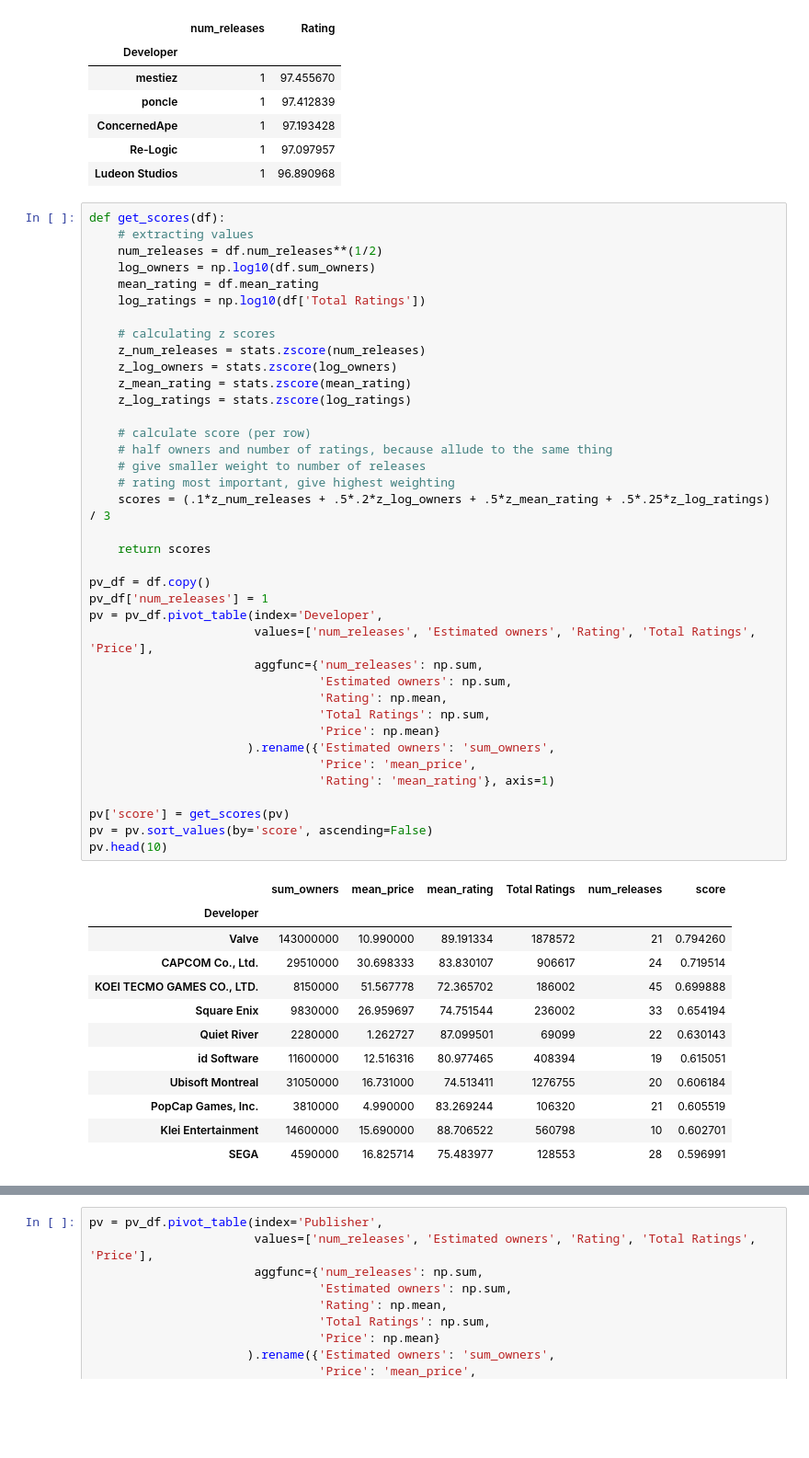
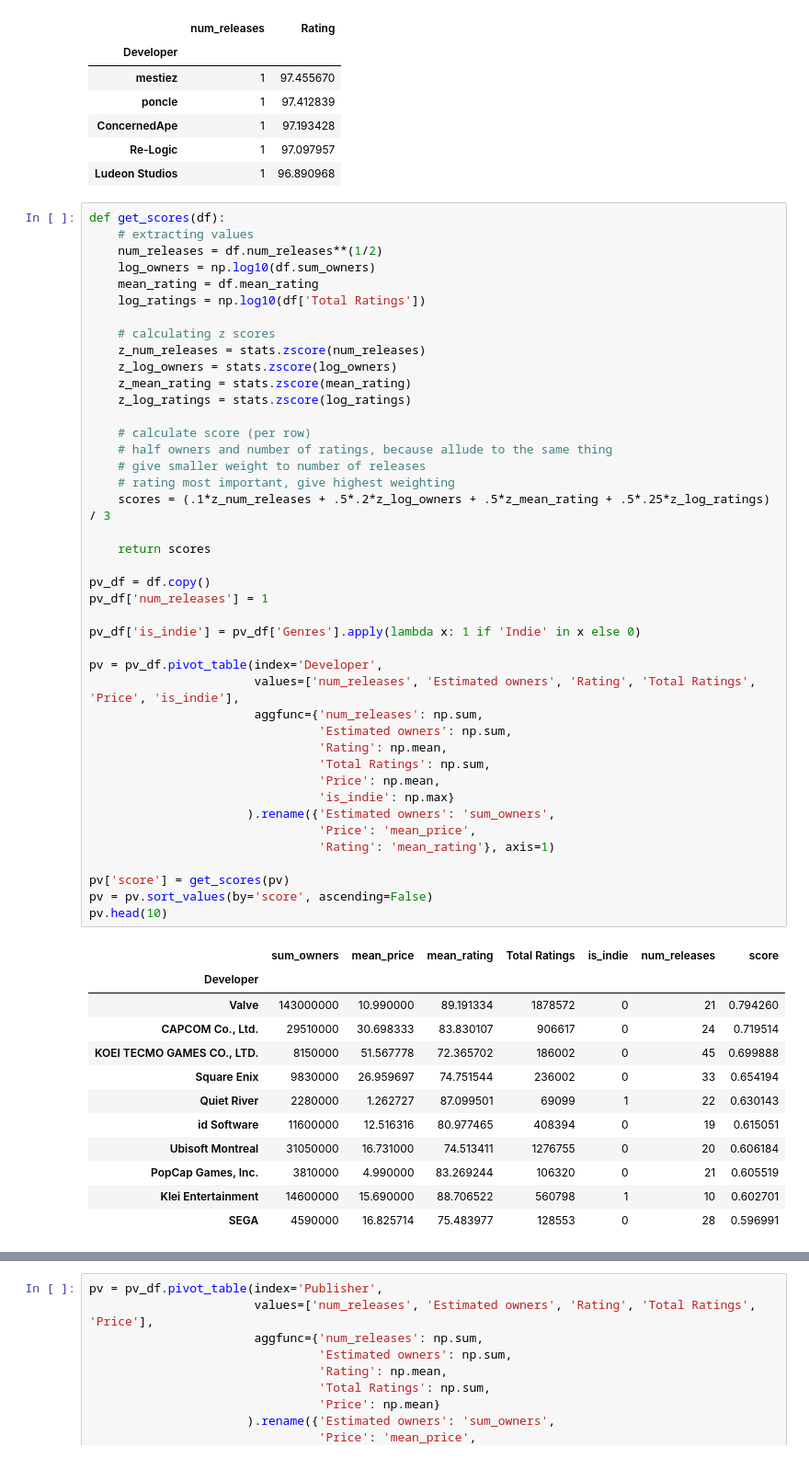
Before and after one commit to 21020673/Steam-Data-Analysis, a Jupyter notebook: notebooks/4-exploration.ipynb, the cells around one changed output, grey strips where cells are left out. Shown at 92% size. Drawn from its saved outputs; the diff is of its cells as text; blank space fills up the shorter version.

```diff
--- a/notebooks/4-exploration.ipynb
+++ b/notebooks/4-exploration.ipynb
@@ -563,44 +563,48 @@ def get_scores(df):
 
     # calculating z scores
     z_num_releases = stats.zscore(num_releases)
     z_log_owners = stats.zscore(log_owners)
     z_mean_rating = stats.zscore(mean_rating)
     z_log_ratings = stats.zscore(log_ratings)
 
     # calculate score (per row)
     # half owners and number of ratings, because allude to the same thing
     # give smaller weight to number of releases
     # rating most important, give highest weighting
     scores = (.1*z_num_releases + .5*.2*z_log_owners + .5*z_mean_rating + .5*.25*z_log_ratings) / 3
 
     return scores
 
 pv_df = df.copy()
 pv_df['num_releases'] = 1
+
+pv_df['is_indie'] = pv_df['Genres'].apply(lambda x: 1 if 'Indie' in x else 0)
+
 pv = pv_df.pivot_table(index='Developer',
-                       values=['num_releases', 'Estimated owners', 'Rating', 'Total Ratings', 'Price'],
+                       values=['num_releases', 'Estimated owners', 'Rating', 'Total Ratings', 'Price', 'is_indie'],
                        aggfunc={'num_releases': np.sum,
                                 'Estimated owners': np.sum,
                                 'Rating': np.mean,
                                 'Total Ratings': np.sum,
-                                'Price': np.mean}
+                                'Price': np.mean,
+                                'is_indie': np.max}
                       ).rename({'Estimated owners': 'sum_owners',
                                 'Price': 'mean_price',
                                 'Rating': 'mean_rating'}, axis=1)
 
 pv['score'] = get_scores(pv)
 pv = pv.sort_values(by='score', ascending=False)
 pv.head(10)
 # %% [output]
-|  | sum_owners | mean_price | mean_rating | Total Ratings | num_releases | score |
-| Developer |  |  |  |  |  |  |
-| Valve | 143000000 | 10.990000 | 89.191334 | 1878572 | 21 | 0.794260 |
-| CAPCOM Co., Ltd. | 29510000 | 30.698333 | 83.830107 | 906617 | 24 | 0.719514 |
-| KOEI TECMO GAMES CO., LTD. | 8150000 | 51.567778 | 72.365702 | 186002 | 45 | 0.699888 |
-| Square Enix | 9830000 | 26.959697 | 74.751544 | 236002 | 33 | 0.654194 |
-| Quiet River | 2280000 | 1.262727 | 87.099501 | 69099 | 22 | 0.630143 |
-| id Software | 11600000 | 12.516316 | 80.977465 | 408394 | 19 | 0.615051 |
-| Ubisoft Montreal | 31050000 | 16.731000 | 74.513411 | 1276755 | 20 | 0.606184 |
-| PopCap Games, Inc. | 3810000 | 4.990000 | 83.269244 | 106320 | 21 | 0.605519 |
-| Klei Entertainment | 14600000 | 15.690000 | 88.706522 | 560798 | 10 | 0.602701 |
-| SEGA | 4590000 | 16.825714 | 75.483977 | 128553 | 28 | 0.596991 |
+|  | sum_owners | mean_price | mean_rating | Total Ratings | is_indie | num_releases | score |
+| Developer |  |  |  |  |  |  |  |
+| Valve | 143000000 | 10.990000 | 89.191334 | 1878572 | 0 | 21 | 0.794260 |
+| CAPCOM Co., Ltd. | 29510000 | 30.698333 | 83.830107 | 906617 | 0 | 24 | 0.719514 |
+| KOEI TECMO GAMES CO., LTD. | 8150000 | 51.567778 | 72.365702 | 186002 | 0 | 45 | 0.699888 |
+| Square Enix | 9830000 | 26.959697 | 74.751544 | 236002 | 0 | 33 | 0.654194 |
+| Quiet River | 2280000 | 1.262727 | 87.099501 | 69099 | 1 | 22 | 0.630143 |
+| id Software | 11600000 | 12.516316 | 80.977465 | 408394 | 0 | 19 | 0.615051 |
+| Ubisoft Montreal | 31050000 | 16.731000 | 74.513411 | 1276755 | 0 | 20 | 0.606184 |
+| PopCap Games, Inc. | 3810000 | 4.990000 | 83.269244 | 106320 | 0 | 21 | 0.605519 |
+| Klei Entertainment | 14600000 | 15.690000 | 88.706522 | 560798 | 1 | 10 | 0.602701 |
+| SEGA | 4590000 | 16.825714 | 75.483977 | 128553 | 0 | 28 | 0.596991 |
```
Also changed, not shown: parts of 4 cells of this notebook.
